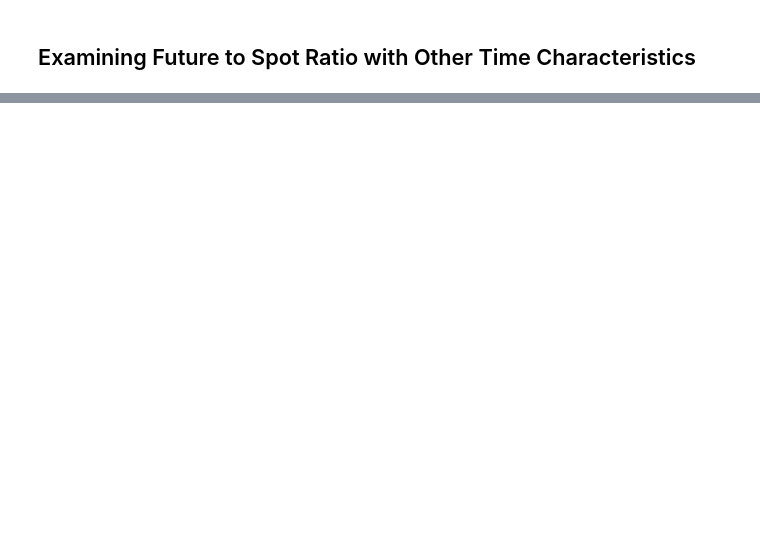
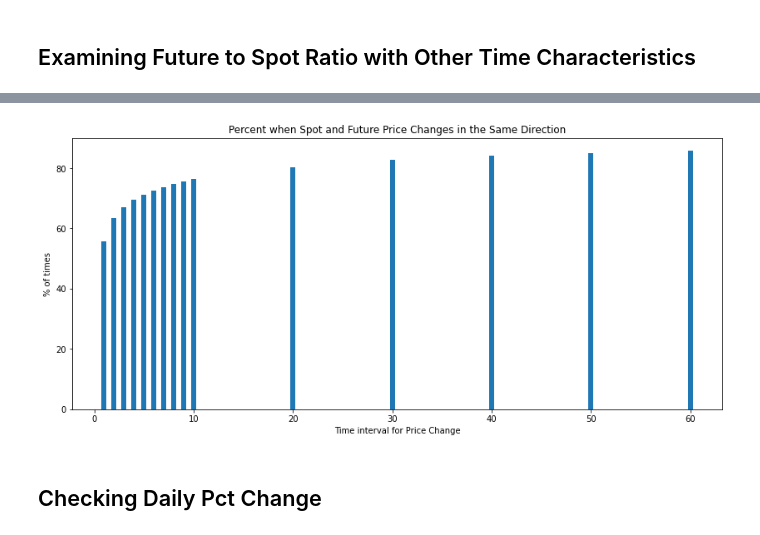
Before and after one commit to nkb36/vn30_futures, a Jupyter notebook: Spot & Future Discrepancy Analysis.ipynb, the cells around one changed output, grey strips where cells are left out. Drawn from its saved outputs; the diff is of its cells as text; code cells hidden in the pictures; blank space fills up the shorter version.

```diff
--- a/Spot & Future Discrepancy Analysis.ipynb
+++ b/Spot & Future Discrepancy Analysis.ipynb
@@ -174,0 +205,21 @@ print(p_value_t)
+# %%
+intervals = [1, 2, 3, 4, 5, 6, 7, 8, 9, 10, 20, 30, 40, 50, 60]
+pct_same_sign = {}
+
+for interval in intervals:
+    spot_change = df.groupby(df.index.date)["close_spot"].pct_change(interval).dropna()
+    future_change = df.groupby(df.index.date)["close_future"].pct_change(interval).dropna()
+    same_sign = np.sign(spot_change) == np.sign(future_change)
+
+    pct_same_sign[interval] = same_sign.mean() * 100
+# %%
+plt.figure(figsize=(14,6))
+plt.bar(pct_same_sign.keys(), pct_same_sign.values(), width = 0.5)
+plt.xlabel("Time interval for Price Change")
+plt.ylabel("% of times")
+plt.title("Percent when Spot and Future Price Changes in the Same Direction")
+plt.show()
+# %% [output]
+[figure, added]
+# %% [markdown]
+## Checking Daily Pct Change
```
Also changed, not shown: parts of 22 cells of this notebook, 2 other files.
